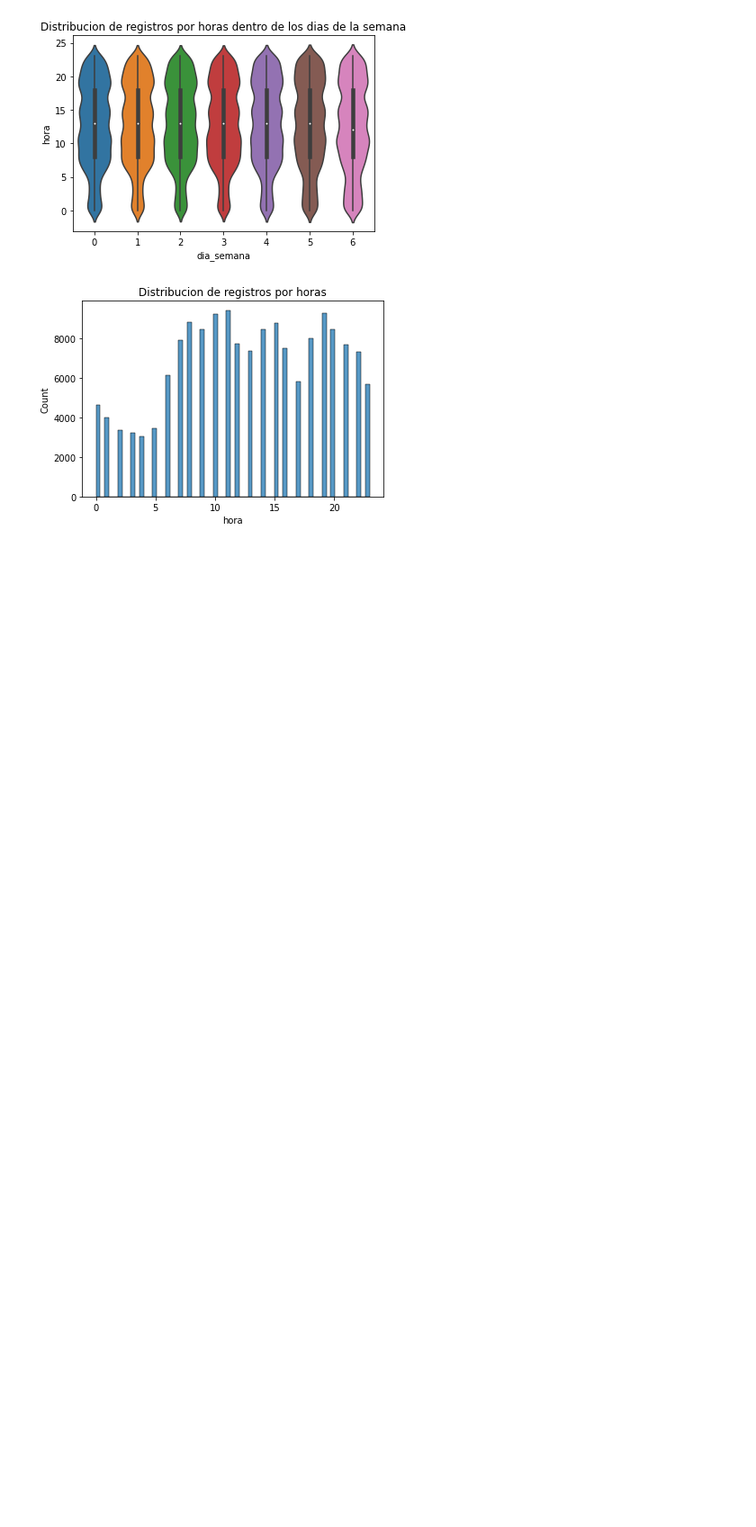
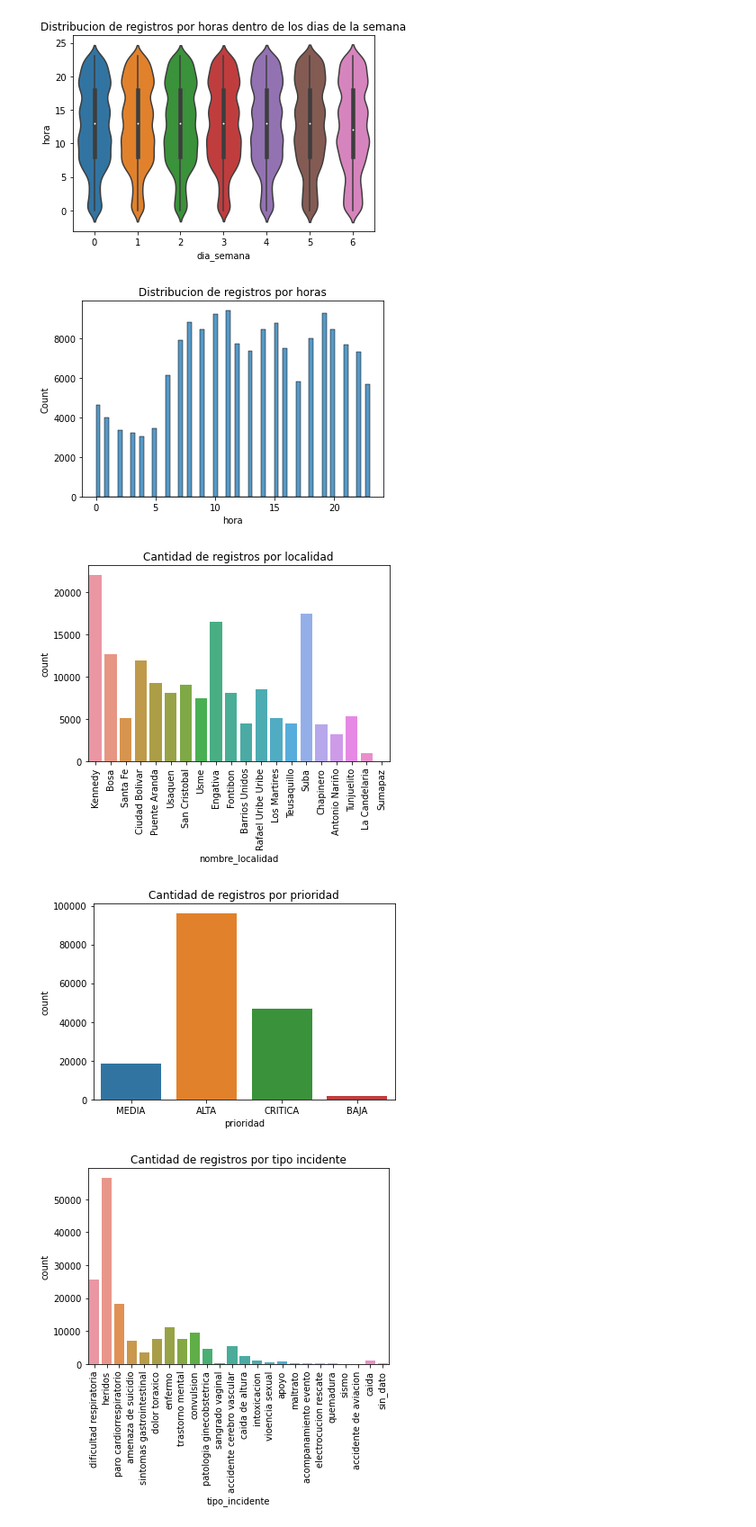
Before and after one commit to ceao1/linea123_bogota, a Jupyter notebook: analisis.ipynb, the cells around one changed output. Shown: that part at 90% size. Saved outputs shown, nothing was run; the diff lists cells and outputs as text; code cells hidden in the pictures; blank space fills up the shorter version.

```diff
--- a/analisis.ipynb
+++ b/analisis.ipynb
@@ -394,3 +407,21 @@ plt.show()
 [figure]
 [figure]
 [figure]
+# %%
+sns.countplot(x=df20['nombre_localidad'])
+plt.xticks(rotation=90)
+plt.title('Cantidad de registros por localidad')
+plt.show()
+
+sns.countplot(x=df20['prioridad'])
+plt.title('Cantidad de registros por prioridad')
+plt.show()
+
+sns.countplot(x=df20['tipo_incidente'])
+plt.xticks(rotation=90)
+plt.title('Cantidad de registros por tipo incidente')
+plt.show()
+# %% [output]
+[figure, added]
+[figure, added]
+[figure, added]
```
Also changed, not shown: parts of 6 cells of this notebook.
